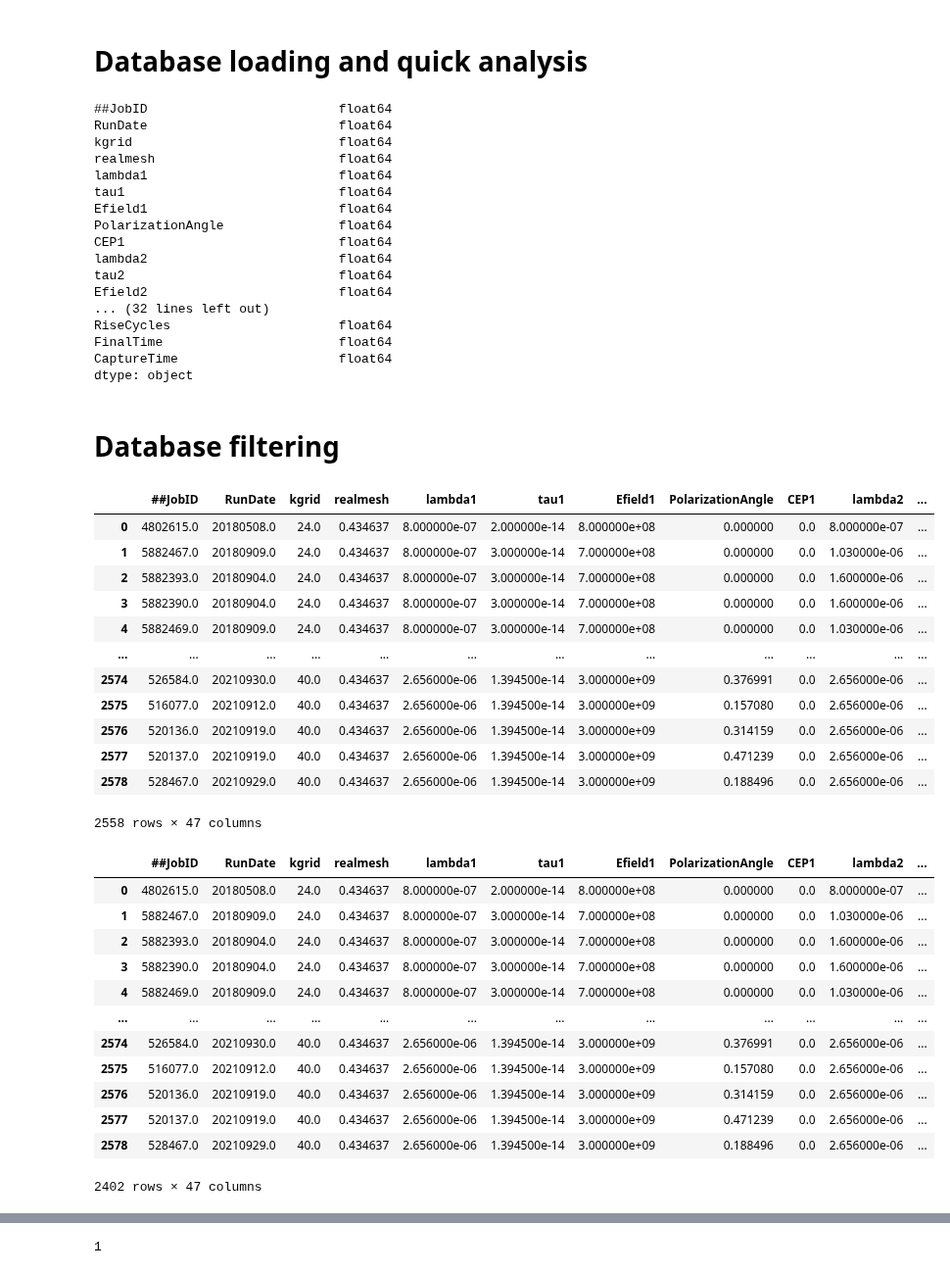
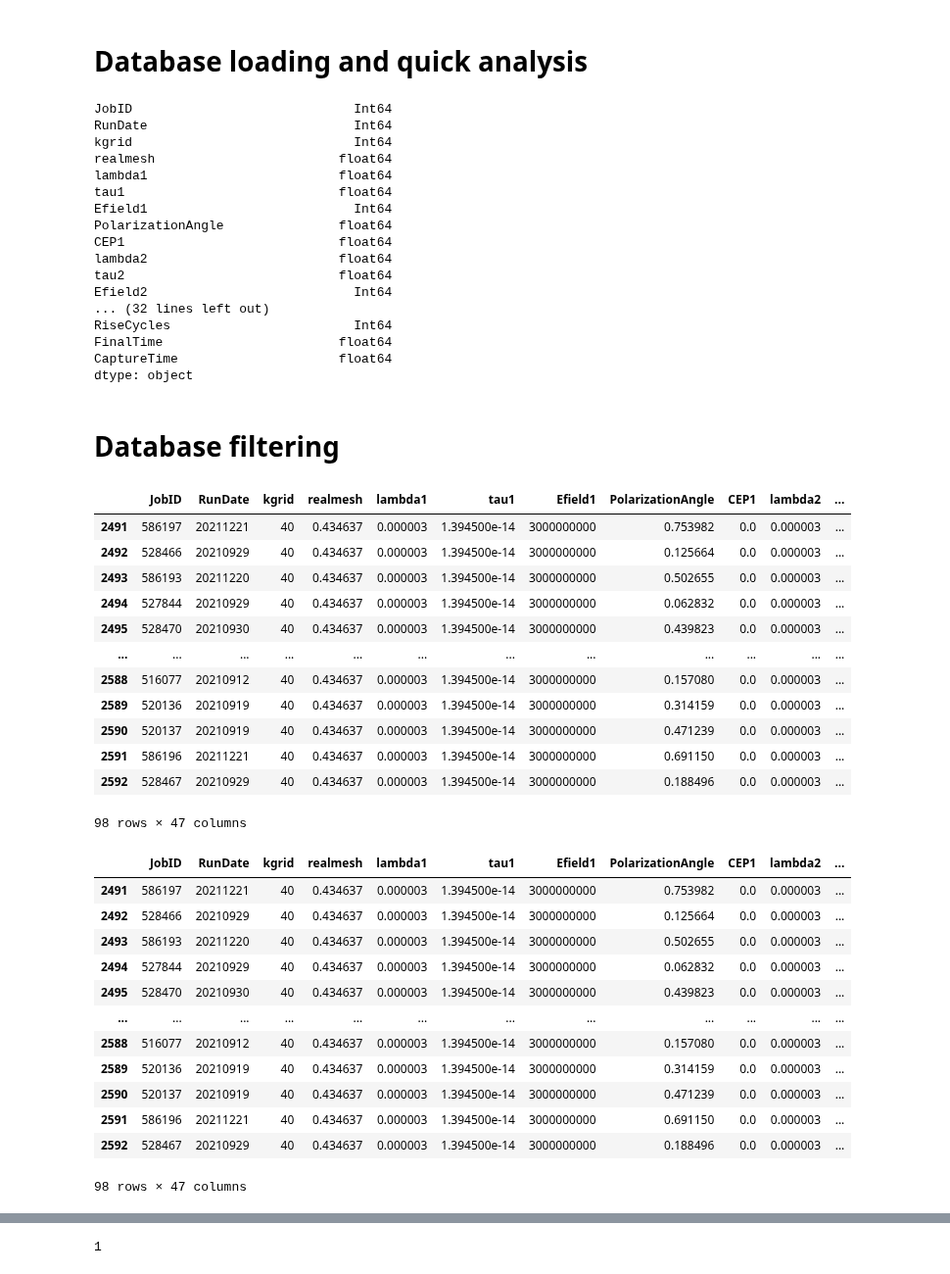
Before and after one commit to tjyderrien/octopus-quantumlap, a Jupyter notebook: Maths/Tibo-biatrisrv/Anisotropic absorption in Si (2000 nm).ipynb, the cells around one changed output, grey strips where cells are left out. Shown at 98% size. Drawn from its saved outputs; the diff is of its cells as text; code cells hidden in the pictures.

```diff
--- a/Maths/Tibo-biatrisrv/Anisotropic absorption in Si (2000 nm).ipynb
+++ b/Maths/Tibo-biatrisrv/Anisotropic absorption in Si (2000 nm).ipynb
@@ -41,24 +41,27 @@ DatabasePath=OctopusData+"/03-Bulk3D/"
 # %%
 data=pd.read_csv("SiComplete-2021-12-19-BiatriSrv-v2.2.1-WithToleranceOnField-WithAll.csv", "\t", header=2)
 # data=pd.read_csv("2021-02-25-Au-AllData-Database-v2.1.2.csv", "\t", header=2)
+data=pd.read_csv("SiComplete-2022-01-16-BiatriSrv-v2.2.1-WithToleranceOnField-WithAll.csv", "\t", header=2)
+data.describe(include="all")
+data=data.rename(columns={"##JobID": "JobID"})
+data=data.convert_dtypes()
+print(data.dtypes)
 datafull=data
-data.describe(include="all")
-data.dtypes
 # %% [output]
-##JobID                         float64
-RunDate                         float64
-kgrid                           float64
+JobID                             Int64
+RunDate                           Int64
+kgrid                             Int64
 realmesh                        float64
 lambda1                         float64
 tau1                            float64
-Efield1                         float64
+Efield1                           Int64
 PolarizationAngle               float64
 CEP1                            float64
 lambda2                         float64
 tau2                            float64
-Efield2                         float64
+Efield2                           Int64
 ... (32 lines left out)
-RiseCycles                      float64
+RiseCycles                        Int64
 FinalTime                       float64
 CaptureTime                     float64
 dtype: object
@@ -67,41 +70,41 @@ dtype: object
 # %%
 data=datafull
 data=data[data.Functional==IndexFunctional["LDA"]] #0: LDA, #3: TB09, #2: GGA, #1: MGGA
-data=data[data.kgrid>=24]
+data=data[data.kgrid>=40]
 data
 # %% [output]
-|  | ##JobID | RunDate | kgrid | realmesh | lambda1 | tau1 | Efield1 | PolarizationAngle | CEP1 | lambda2 | ... |
-| 0 | 4802615.0 | 20180508.0 | 24.0 | 0.434637 | 8.000000e-07 | 2.000000e-14 | 8.000000e+08 | 0.000000 | 0.0 | 8.000000e-07 | ... |
-| 1 | 5882467.0 | 20180909.0 | 24.0 | 0.434637 | 8.000000e-07 | 3.000000e-14 | 7.000000e+08 | 0.000000 | 0.0 | 1.030000e-06 | ... |
-| 2 | 5882393.0 | 20180904.0 | 24.0 | 0.434637 | 8.000000e-07 | 3.000000e-14 | 7.000000e+08 | 0.000000 | 0.0 | 1.600000e-06 | ... |
-| 3 | 5882390.0 | 20180904.0 | 24.0 | 0.434637 | 8.000000e-07 | 3.000000e-14 | 7.000000e+08 | 0.000000 | 0.0 | 1.600000e-06 | ... |
-| 4 | 5882469.0 | 20180909.0 | 24.0 | 0.434637 | 8.000000e-07 | 3.000000e-14 | 7.000000e+08 | 0.000000 | 0.0 | 1.030000e-06 | ... |
+|  | JobID | RunDate | kgrid | realmesh | lambda1 | tau1 | Efield1 | PolarizationAngle | CEP1 | lambda2 | ... |
+| 2491 | 586197 | 20211221 | 40 | 0.434637 | 0.000003 | 1.394500e-14 | 3000000000 | 0.753982 | 0.0 | 0.000003 | ... |
+| 2492 | 528466 | 20210929 | 40 | 0.434637 | 0.000003 | 1.394500e-14 | 3000000000 | 0.125664 | 0.0 | 0.000003 | ... |
+| 2493 | 586193 | 20211220 | 40 | 0.434637 | 0.000003 | 1.394500e-14 | 3000000000 | 0.502655 | 0.0 | 0.000003 | ... |
+| 2494 | 527844 | 20210929 | 40 | 0.434637 | 0.000003 | 1.394500e-14 | 3000000000 | 0.062832 | 0.0 | 0.000003 | ... |
+| 2495 | 528470 | 20210930 | 40 | 0.434637 | 0.000003 | 1.394500e-14 | 3000000000 | 0.439823 | 0.0 | 0.000003 | ... |
 | ... | ... | ... | ... | ... | ... | ... | ... | ... | ... | ... | ... |
-| 2574 | 526584.0 | 20210930.0 | 40.0 | 0.434637 | 2.656000e-06 | 1.394500e-14 | 3.000000e+09 | 0.376991 | 0.0 | 2.656000e-06 | ... |
-| 2575 | 516077.0 | 20210912.0 | 40.0 | 0.434637 | 2.656000e-06 | 1.394500e-14 | 3.000000e+09 | 0.157080 | 0.0 | 2.656000e-06 | ... |
-| 2576 | 520136.0 | 20210919.0 | 40.0 | 0.434637 | 2.656000e-06 | 1.394500e-14 | 3.000000e+09 | 0.314159 | 0.0 | 2.656000e-06 | ... |
-| 2577 | 520137.0 | 20210919.0 | 40.0 | 0.434637 | 2.656000e-06 | 1.394500e-14 | 3.000000e+09 | 0.471239 | 0.0 | 2.656000e-06 | ... |
-| 2578 | 528467.0 | 20210929.0 | 40.0 | 0.434637 | 2.656000e-06 | 1.394500e-14 | 3.000000e+09 | 0.188496 | 0.0 | 2.656000e-06 | ... |
+| 2588 | 516077 | 20210912 | 40 | 0.434637 | 0.000003 | 1.394500e-14 | 3000000000 | 0.157080 | 0.0 | 0.000003 | ... |
+| 2589 | 520136 | 20210919 | 40 | 0.434637 | 0.000003 | 1.394500e-14 | 3000000000 | 0.314159 | 0.0 | 0.000003 | ... |
+| 2590 | 520137 | 20210919 | 40 | 0.434637 | 0.000003 | 1.394500e-14 | 3000000000 | 0.471239 | 0.0 | 0.000003 | ... |
+| 2591 | 586196 | 20211221 | 40 | 0.434637 | 0.000003 | 1.394500e-14 | 3000000000 | 0.691150 | 0.0 | 0.000003 | ... |
+| 2592 | 528467 | 20210929 | 40 | 0.434637 | 0.000003 | 1.394500e-14 | 3000000000 | 0.188496 | 0.0 | 0.000003 | ... |
-2558 rows × 47 columns
+98 rows × 47 columns
 # %%
 #data=data[data.CEP1==0];
 #data=data[data.STH==3];
 data=data[data.InducedFields==0]
 data
 # %% [output]
-|  | ##JobID | RunDate | kgrid | realmesh | lambda1 | tau1 | Efield1 | PolarizationAngle | CEP1 | lambda2 | ... |
-| 0 | 4802615.0 | 20180508.0 | 24.0 | 0.434637 | 8.000000e-07 | 2.000000e-14 | 8.000000e+08 | 0.000000 | 0.0 | 8.000000e-07 | ... |
-| 1 | 5882467.0 | 20180909.0 | 24.0 | 0.434637 | 8.000000e-07 | 3.000000e-14 | 7.000000e+08 | 0.000000 | 0.0 | 1.030000e-06 | ... |
-| 2 | 5882393.0 | 20180904.0 | 24.0 | 0.434637 | 8.000000e-07 | 3.000000e-14 | 7.000000e+08 | 0.000000 | 0.0 | 1.600000e-06 | ... |
-| 3 | 5882390.0 | 20180904.0 | 24.0 | 0.434637 | 8.000000e-07 | 3.000000e-14 | 7.000000e+08 | 0.000000 | 0.0 | 1.600000e-06 | ... |
-| 4 | 5882469.0 | 20180909.0 | 24.0 | 0.434637 | 8.000000e-07 | 3.000000e-14 | 7.000000e+08 | 0.000000 | 0.0 | 1.030000e-06 | ... |
+|  | JobID | RunDate | kgrid | realmesh | lambda1 | tau1 | Efield1 | PolarizationAngle | CEP1 | lambda2 | ... |
+| 2491 | 586197 | 20211221 | 40 | 0.434637 | 0.000003 | 1.394500e-14 | 3000000000 | 0.753982 | 0.0 | 0.000003 | ... |
+| 2492 | 528466 | 20210929 | 40 | 0.434637 | 0.000003 | 1.394500e-14 | 3000000000 | 0.125664 | 0.0 | 0.000003 | ... |
+| 2493 | 586193 | 20211220 | 40 | 0.434637 | 0.000003 | 1.394500e-14 | 3000000000 | 0.502655 | 0.0 | 0.000003 | ... |
+| 2494 | 527844 | 20210929 | 40 | 0.434637 | 0.000003 | 1.394500e-14 | 3000000000 | 0.062832 | 0.0 | 0.000003 | ... |
+| 2495 | 528470 | 20210930 | 40 | 0.434637 | 0.000003 | 1.394500e-14 | 3000000000 | 0.439823 | 0.0 | 0.000003 | ... |
 | ... | ... | ... | ... | ... | ... | ... | ... | ... | ... | ... | ... |
-| 2574 | 526584.0 | 20210930.0 | 40.0 | 0.434637 | 2.656000e-06 | 1.394500e-14 | 3.000000e+09 | 0.376991 | 0.0 | 2.656000e-06 | ... |
-| 2575 | 516077.0 | 20210912.0 | 40.0 | 0.434637 | 2.656000e-06 | 1.394500e-14 | 3.000000e+09 | 0.157080 | 0.0 | 2.656000e-06 | ... |
-| 2576 | 520136.0 | 20210919.0 | 40.0 | 0.434637 | 2.656000e-06 | 1.394500e-14 | 3.000000e+09 | 0.314159 | 0.0 | 2.656000e-06 | ... |
-| 2577 | 520137.0 | 20210919.0 | 40.0 | 0.434637 | 2.656000e-06 | 1.394500e-14 | 3.000000e+09 | 0.471239 | 0.0 | 2.656000e-06 | ... |
-| 2578 | 528467.0 | 20210929.0 | 40.0 | 0.434637 | 2.656000e-06 | 1.394500e-14 | 3.000000e+09 | 0.188496 | 0.0 | 2.656000e-06 | ... |
+| 2588 | 516077 | 20210912 | 40 | 0.434637 | 0.000003 | 1.394500e-14 | 3000000000 | 0.157080 | 0.0 | 0.000003 | ... |
+| 2589 | 520136 | 20210919 | 40 | 0.434637 | 0.000003 | 1.394500e-14 | 3000000000 | 0.314159 | 0.0 | 0.000003 | ... |
+| 2590 | 520137 | 20210919 | 40 | 0.434637 | 0.000003 | 1.394500e-14 | 3000000000 | 0.471239 | 0.0 | 0.000003 | ... |
+| 2591 | 586196 | 20211221 | 40 | 0.434637 | 0.000003 | 1.394500e-14 | 3000000000 | 0.691150 | 0.0 | 0.000003 | ... |
+| 2592 | 528467 | 20210929 | 40 | 0.434637 | 0.000003 | 1.394500e-14 | 3000000000 | 0.188496 | 0.0 | 0.000003 | ... |
-2402 rows × 47 columns
+98 rows × 47 columns
 # %%
 data=data.sort_values(["lambda1", "tau1", "Efield1", "Efield2", "PolarizationAngle", "kgrid", "realmesh"], ascending=True)
 datafull=data
```
Also changed, not shown: parts of 9 cells of this notebook, 5 other files.
